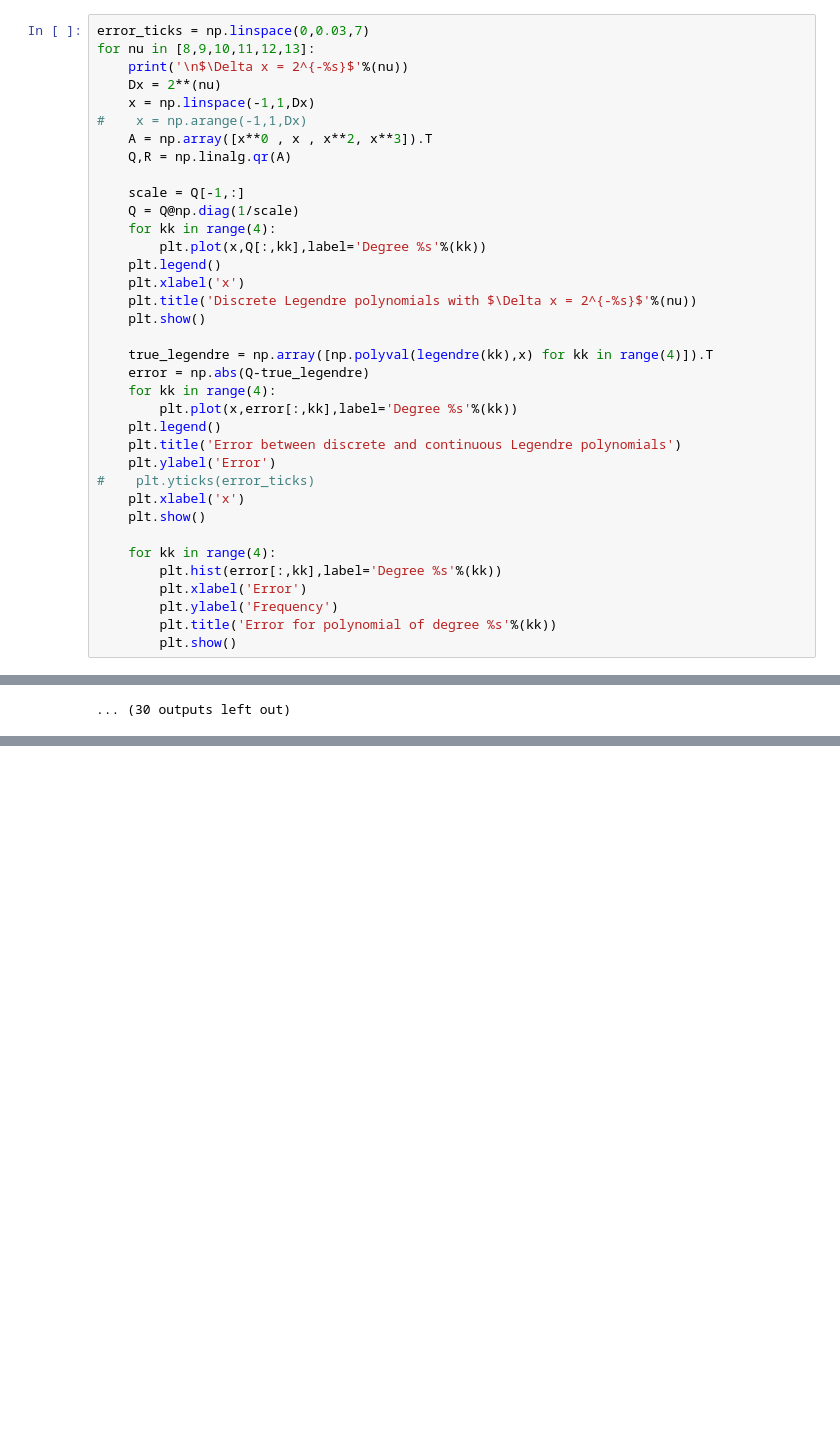
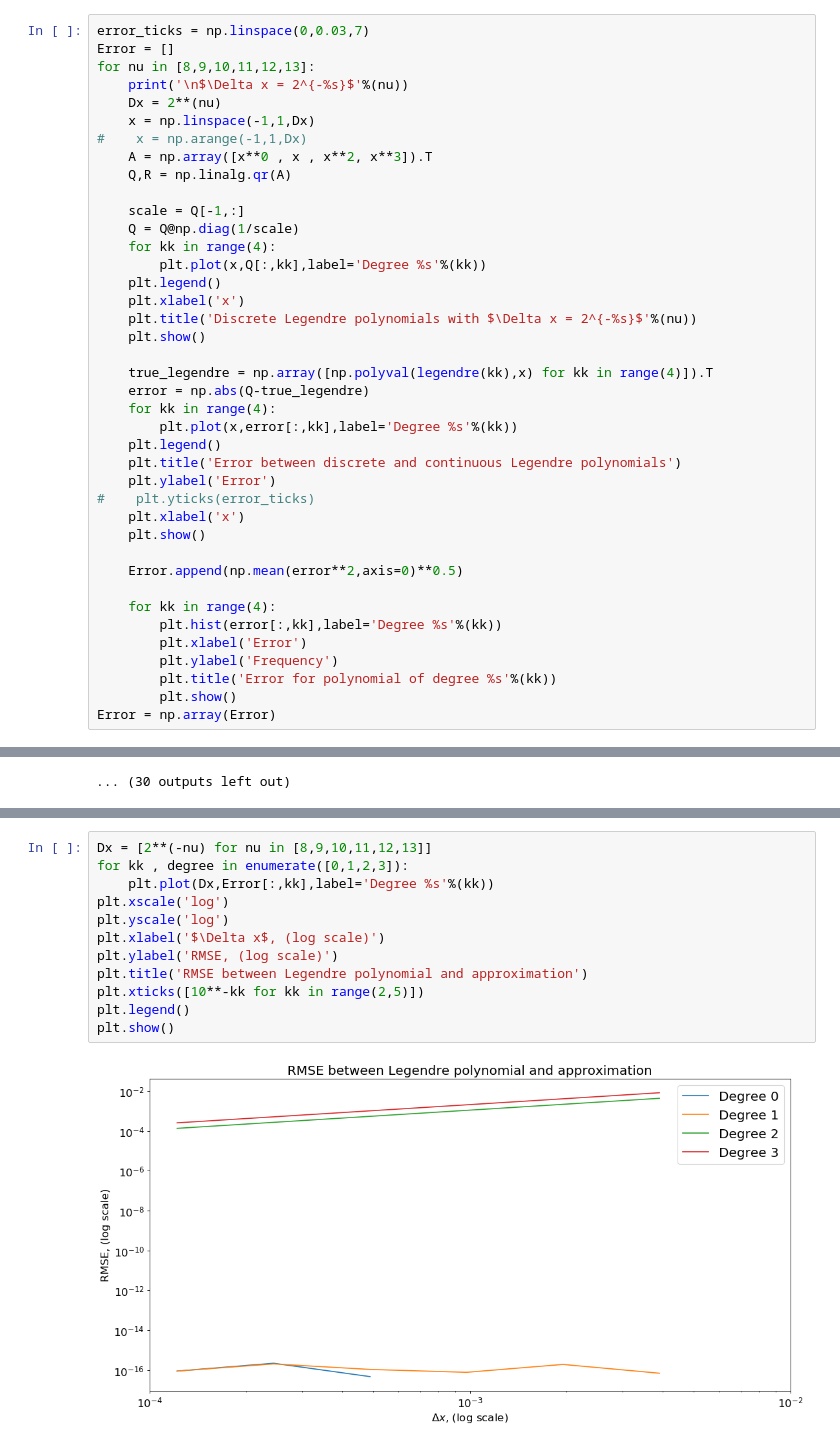
Before and after one commit to Lunderman/Numerical_Analysis, a Jupyter notebook: HW5_09p1.ipynb, the cells around one changed output, grey strips where cells are left out. Saved outputs shown, nothing was run; the diff lists cells and outputs as text; blank space fills up the shorter version.

```diff
--- a/HW5_09p1.ipynb
+++ b/HW5_09p1.ipynb
@@ -58,6 +58,7 @@ for kk in range(4):
 [figure]
 # %%
 error_ticks = np.linspace(0,0.03,7)
+Error = []
 for nu in [8,9,10,11,12,13]:
     print('\n$\Delta x = 2^{-%s}$'%(nu))
     Dx = 2**(nu)
@@ -86,12 +87,15 @@ for nu in [8,9,10,11,12,13]:
     plt.xlabel('x')
     plt.show()
 
+    Error.append(np.mean(error**2,axis=0)**0.5)
+
     for kk in range(4):
         plt.hist(error[:,kk],label='Degree %s'%(kk))
         plt.xlabel('Error')
         plt.ylabel('Frequency')
         plt.title('Error for polynomial of degree %s'%(kk))
         plt.show()
+Error = np.array(Error)
 # %% [output]
 $\Delta x = 2^{-8}$
 [figure]
@@ -108,0 +116,14 @@ $\Delta x = 2^{-9}$
+# %%
+Dx = [2**(-nu) for nu in [8,9,10,11,12,13]]
+for kk , degree in enumerate([0,1,2,3]):
+    plt.plot(Dx,Error[:,kk],label='Degree %s'%(kk))
+plt.xscale('log')
+plt.yscale('log')
+plt.xlabel('$\Delta x$, (log scale)')
+plt.ylabel('RMSE, (log scale)')
+plt.title('RMSE between Legendre polynomial and approximation')
+plt.xticks([10**-kk for kk in range(2,5)])
+plt.legend()
+plt.show()
+# %% [output]
+[figure, added]
```
Also changed, not shown: parts of 1 cell of this notebook.
